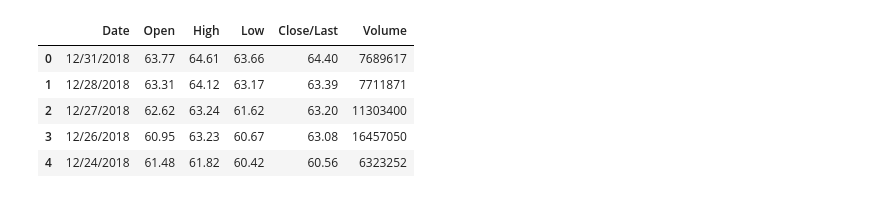
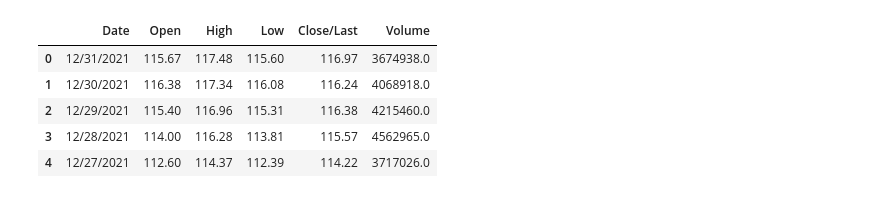
Before and after one commit to monjjjjj/stock_prediction, a Jupyter notebook: stock_price_prediction.ipynb, the cells around one changed output. Saved outputs shown, nothing was run; the diff lists cells and outputs as text; code cells hidden in the pictures.

```diff
--- a/stock_price_prediction.ipynb
+++ b/stock_price_prediction.ipynb
@@ -12,9 +11,10 @@ training_set = pd.read_csv('Starbuks_Stock_2014_2018.csv')
-# %%
-training_set.head()
-# %% [output]
-|  | Date | Open | High | Low | Close/Last | Volume |
-| 0 | 12/31/2018 | 63.77 | 64.61 | 63.66 | 64.40 | 7689617 |
-| 1 | 12/28/2018 | 63.31 | 64.12 | 63.17 | 63.39 | 7711871 |
-| 2 | 12/27/2018 | 62.62 | 63.24 | 61.62 | 63.20 | 11303400 |
-| 3 | 12/26/2018 | 60.95 | 63.23 | 60.67 | 63.08 | 16457050 |
-| 4 | 12/24/2018 | 61.48 | 61.82 | 60.42 | 60.56 | 6323252 |
+# %%
+training_set = pd.read_csv('Starbucks_Stock_2017_2021.csv')
+training_set.head()
+# %% [output]
+|  | Date | Open | High | Low | Close/Last | Volume |
+| 0 | 12/31/2021 | 115.67 | 117.48 | 115.60 | 116.97 | 3674938.0 |
+| 1 | 12/30/2021 | 116.38 | 117.34 | 116.08 | 116.24 | 4068918.0 |
+| 2 | 12/29/2021 | 115.40 | 116.96 | 115.31 | 116.38 | 4215460.0 |
+| 3 | 12/28/2021 | 114.00 | 116.28 | 113.81 | 115.57 | 4562965.0 |
+| 4 | 12/27/2021 | 112.60 | 114.37 | 112.39 | 114.22 | 3717026.0 |
```
Also changed, not shown: parts of 6 cells of this notebook.
